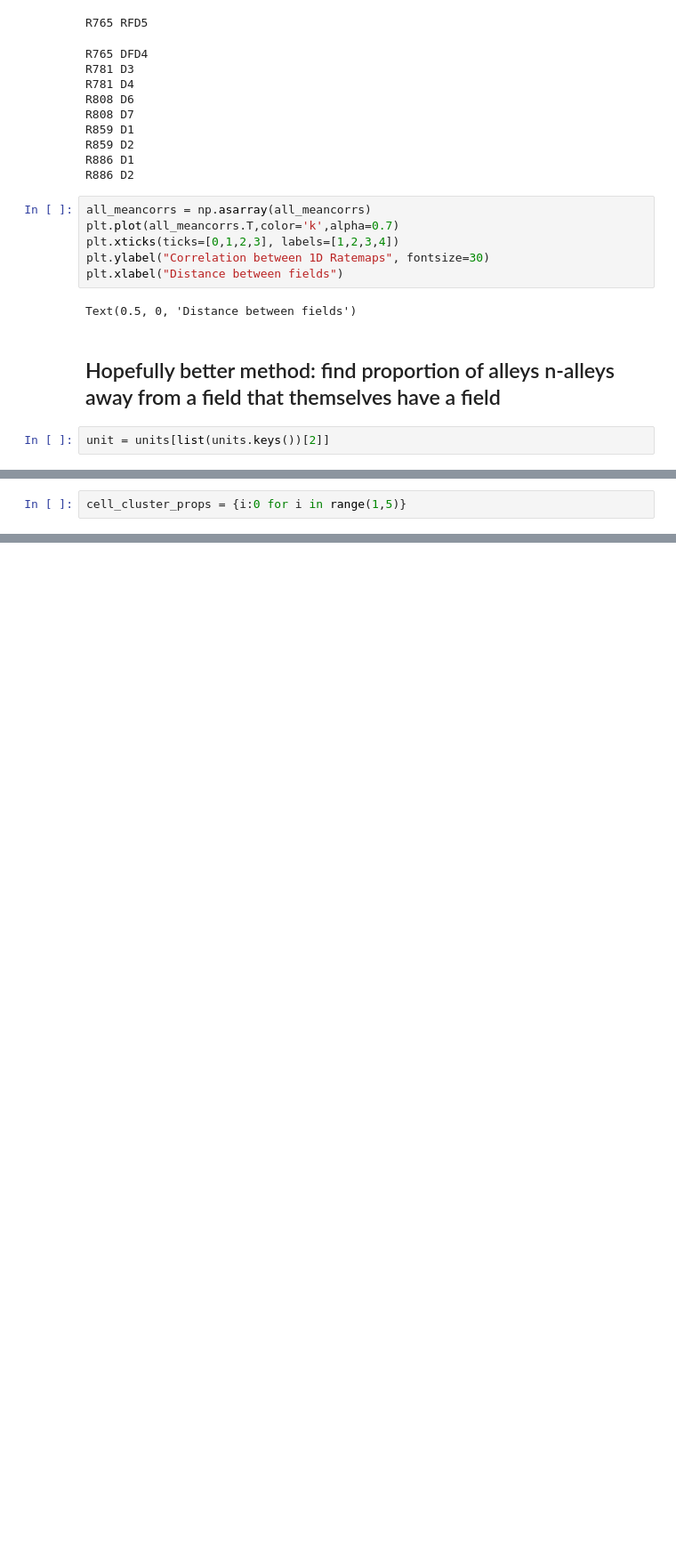
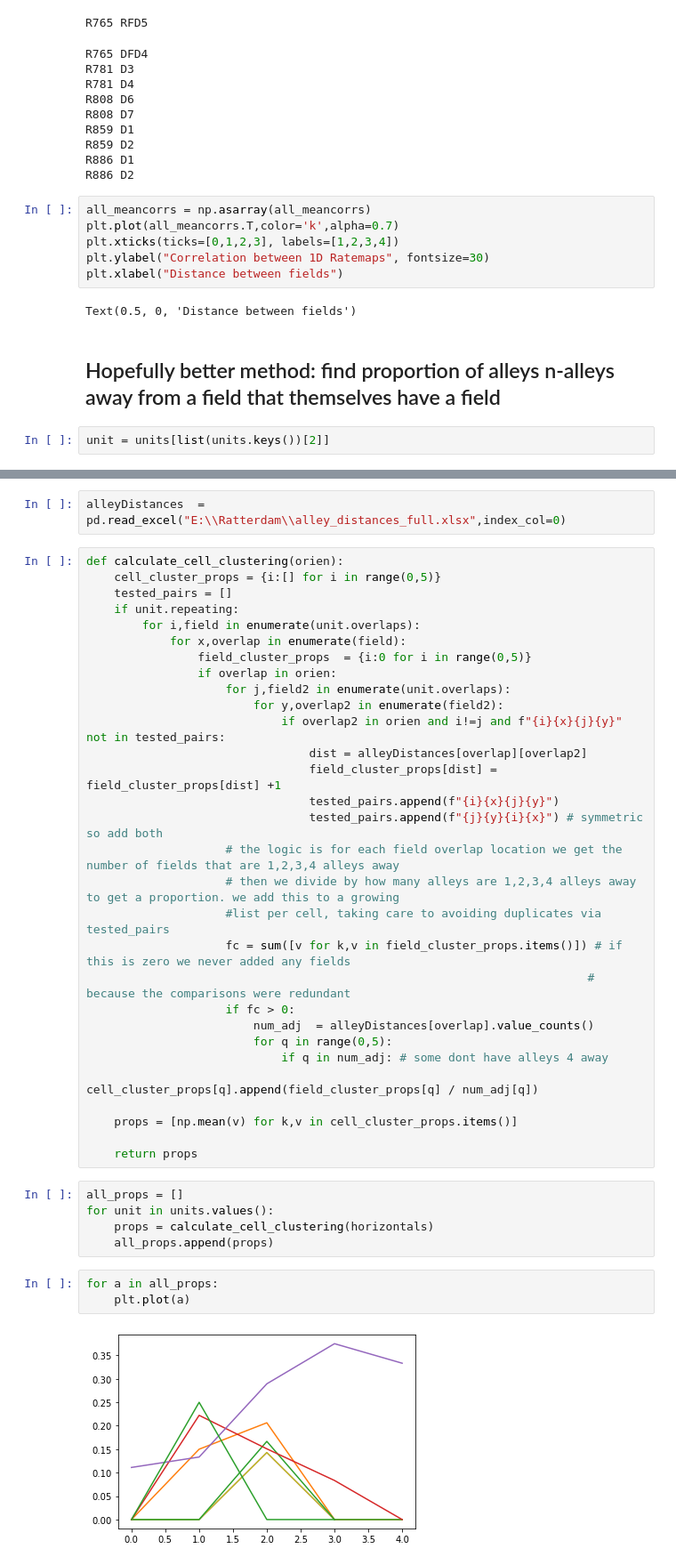
Before and after one commit to whock3/ratterdam, a Jupyter notebook: RatterdamOpen_Project/repeating_field_clustering.ipynb, the cells around one changed output, grey strips where cells are left out. Shown: that part at 89% size. Cells and saved outputs as stored; diff of their text form; blank space fills up the shorter version.

```diff
--- a/RatterdamOpen_Project/repeating_field_clustering.ipynb
+++ b/RatterdamOpen_Project/repeating_field_clustering.ipynb
@@ -176,3 +176 @@ horizontals = [str(i) for i in [0,4,6,1,12,8,15,13,10]]
 intersections = ['A', 'B', 'C', 'D', 'E', 'F', 'G', 'H', 'I', 'J','K','L']
-# %%
-cell_cluster_props = {i:0 for i in range(1,5)}
@@ -199,0 +177,42 @@ if unit.repeating:
+# %%
+alleyDistances  = pd.read_excel("E:\\Ratterdam\\alley_distances_full.xlsx",index_col=0)
+# %%
+def calculate_cell_clustering(orien):
+    cell_cluster_props = {i:[] for i in range(0,5)}
+    tested_pairs = []
+    if unit.repeating:
+        for i,field in enumerate(unit.overlaps):
+            for x,overlap in enumerate(field):
+                field_cluster_props  = {i:0 for i in range(0,5)}
+                if overlap in orien:
+                    for j,field2 in enumerate(unit.overlaps):
+                        for y,overlap2 in enumerate(field2):
+                            if overlap2 in orien and i!=j and f"{i}{x}{j}{y}" not in tested_pairs:
+                                dist = alleyDistances[overlap][overlap2]
+                                field_cluster_props[dist] = field_cluster_props[dist] +1
+                                tested_pairs.append(f"{i}{x}{j}{y}")
+                                tested_pairs.append(f"{j}{y}{i}{x}") # symmetric so add both
+                    # the logic is for each field overlap location we get the number of fields that are 1,2,3,4 alleys away
+                    # then we divide by how many alleys are 1,2,3,4 alleys away to get a proportion. we add this to a growing
+                    #list per cell, taking care to avoiding duplicates via tested_pairs
+                    fc = sum([v for k,v in field_cluster_props.items()]) # if this is zero we never added any fields
+                                                                        # because the comparisons were redundant
+                    if fc > 0:
+                        num_adj  = alleyDistances[overlap].value_counts()
+                        for q in range(0,5):
+                            if q in num_adj: # some dont have alleys 4 away
+                                cell_cluster_props[q].append(field_cluster_props[q] / num_adj[q])
+
+    props = [np.mean(v) for k,v in cell_cluster_props.items()]
+
+    return props
+# %%
+all_props = []
+for unit in units.values():
+    props = calculate_cell_clustering(horizontals)
+    all_props.append(props)
+# %%
+for a in all_props:
+    plt.plot(a)
+# %% [output]
+[figure, added]
```
Also changed, not shown: parts of 5 cells of this notebook, 4 other files.
